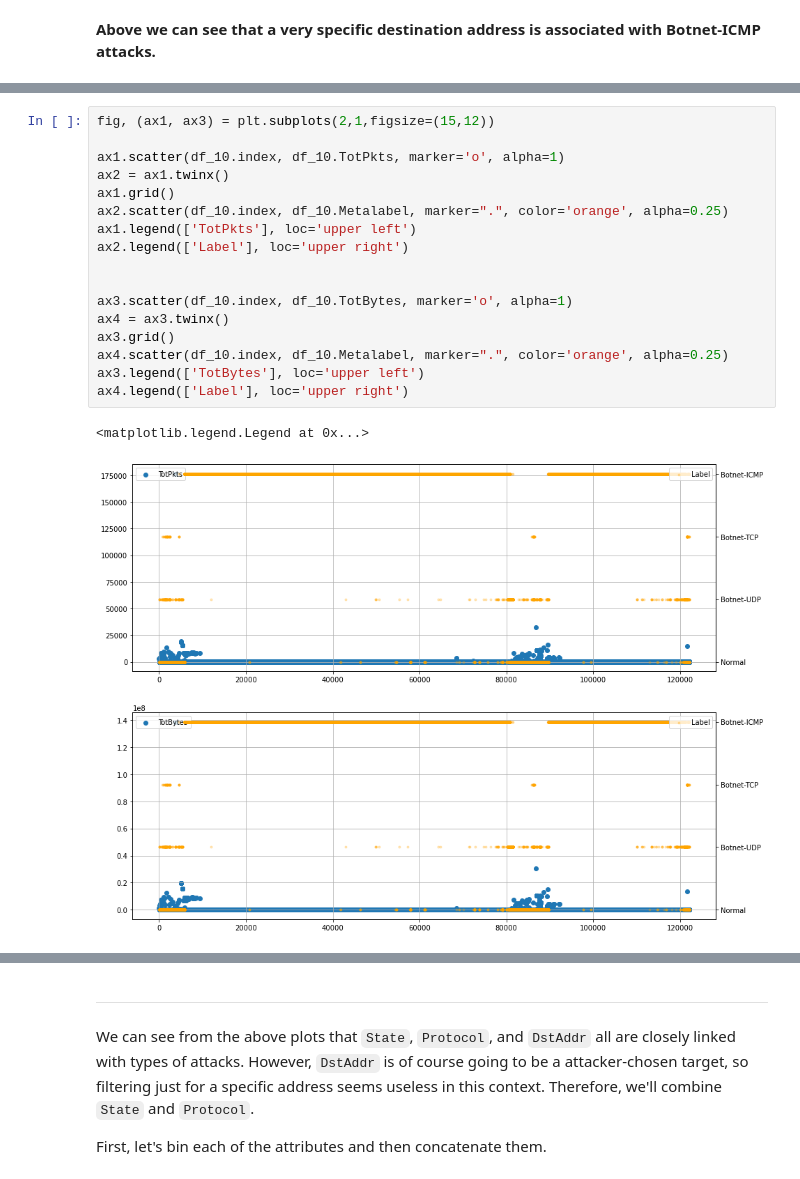
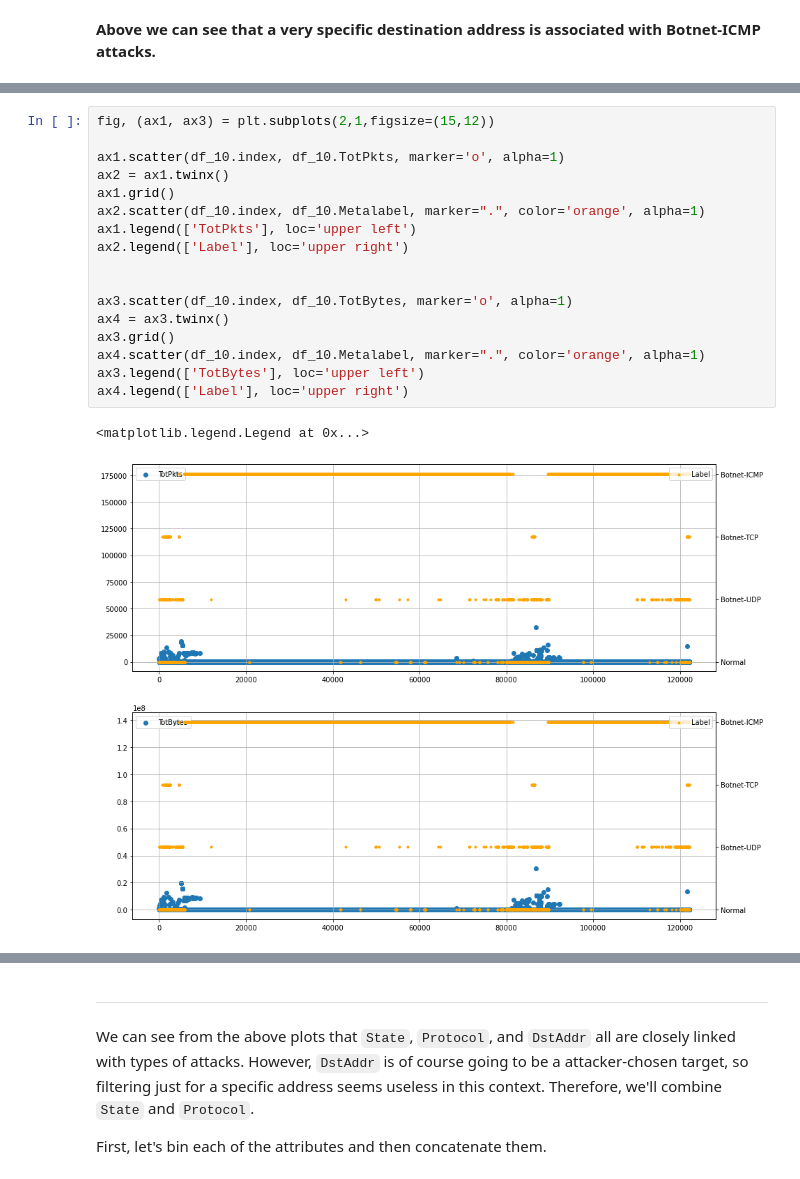
Before and after one commit to awrgold/cyber_data_analytics, a Jupyter notebook: Lab3.ipynb, the cells around one changed output, grey strips where cells are left out. Drawn from its saved outputs; the diff is of its cells as text.

```diff
--- a/Lab3.ipynb
+++ b/Lab3.ipynb
@@ -301,23 +302,23 @@ ax4.legend(['Label'], loc='upper right')
 # %%
 fig, (ax1, ax3) = plt.subplots(2,1,figsize=(15,12))
 
 ax1.scatter(df_10.index, df_10.TotPkts, marker='o', alpha=1)
 ax2 = ax1.twinx()
 ax1.grid()
-ax2.scatter(df_10.index, df_10.Metalabel, marker=".", color='orange', alpha=0.25)
+ax2.scatter(df_10.index, df_10.Metalabel, marker=".", color='orange', alpha=1)
 ax1.legend(['TotPkts'], loc='upper left')
 ax2.legend(['Label'], loc='upper right')
 
 
 ax3.scatter(df_10.index, df_10.TotBytes, marker='o', alpha=1)
 ax4 = ax3.twinx()
 ax3.grid()
-ax4.scatter(df_10.index, df_10.Metalabel, marker=".", color='orange', alpha=0.25)
+ax4.scatter(df_10.index, df_10.Metalabel, marker=".", color='orange', alpha=1)
 ax3.legend(['TotBytes'], loc='upper left')
 ax4.legend(['Label'], loc='upper right')
 # %% [output]
 <matplotlib.legend.Legend at 0x...>
-[figure, old version]
+[figure, new version]
 # %%
 fig = plt.figure(figsize=(15,6))
 
```
Also changed, not shown: parts of 9 cells of this notebook.
